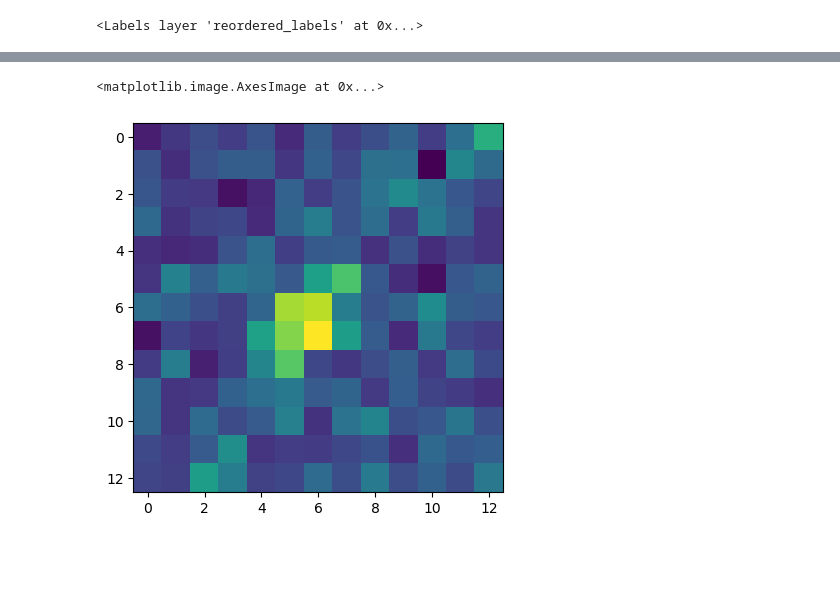
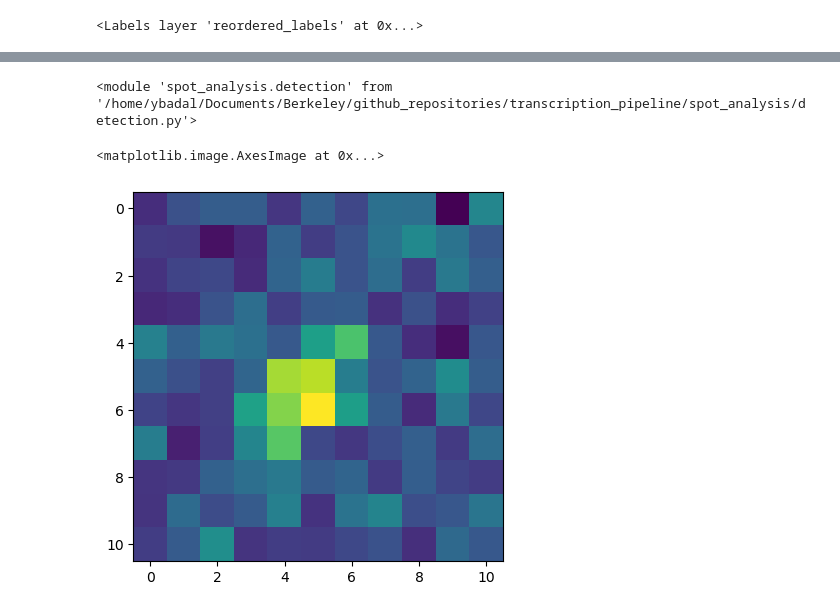
Before and after one commit to GarciaLab/transcription_pipeline, a Jupyter notebook: test.ipynb, the cells around one changed output, grey strips where cells are left out. Saved outputs shown, nothing was run; the diff lists cells and outputs as text; code cells hidden in the pictures; blank space fills up the shorter version.

```diff
--- a/test.ipynb
+++ b/test.ipynb
@@ -186,7 +186,7 @@ spot_dataframe, spot_mask, bandpassed_movie = detection.detect_and_gather_spots(
     threshold="triangle",
     min_size=6,
     connectivity=1,
-    span=[7, 13, 13],
+    span=[5, 11, 11],
     pos_columns=["z", "y", "x"],
     return_bandpass=False,
     return_spot_mask=True,
@@ -199,2 +201,6 @@ Wall time: 41.9 s
+# %%
+reload(detection)
+# %% [output]
+<module 'spot_analysis.detection' from '/home/ybadal/Documents/Berkeley/github_repositories/transcription_pipeline/spot_analysis/detection.py'>
 # %%
 raw_spot = spot_dataframe.loc[40, "raw_spot"]
@@ -201,5 +209,5 @@ raw_spot = spot_dataframe.loc[40, "raw_spot"]
 # %%
-plt.imshow(raw_spot[4])
+plt.imshow(raw_spot[3])
 # %% [output]
 <matplotlib.image.AxesImage at 0x...>
-[figure, old version]
+[figure, new version]
```
Also changed, not shown: parts of 8 cells of this notebook, 4 other files.
